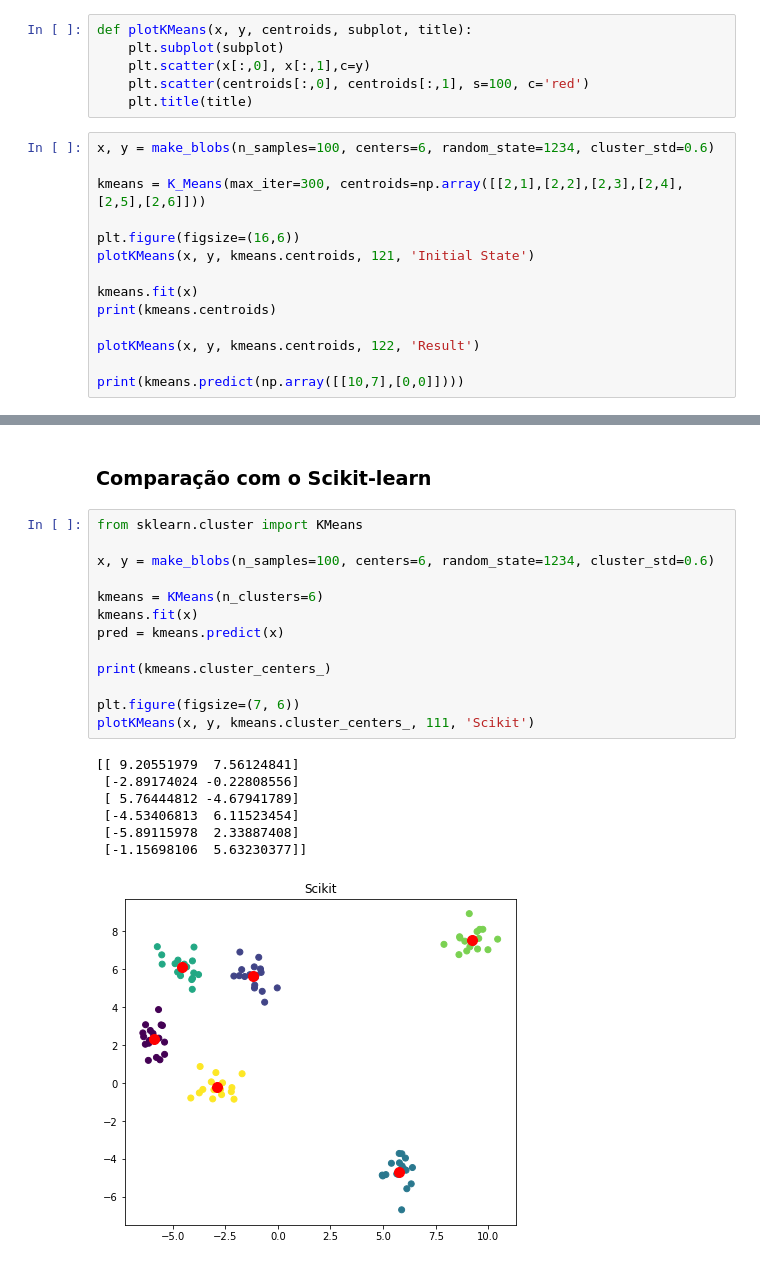
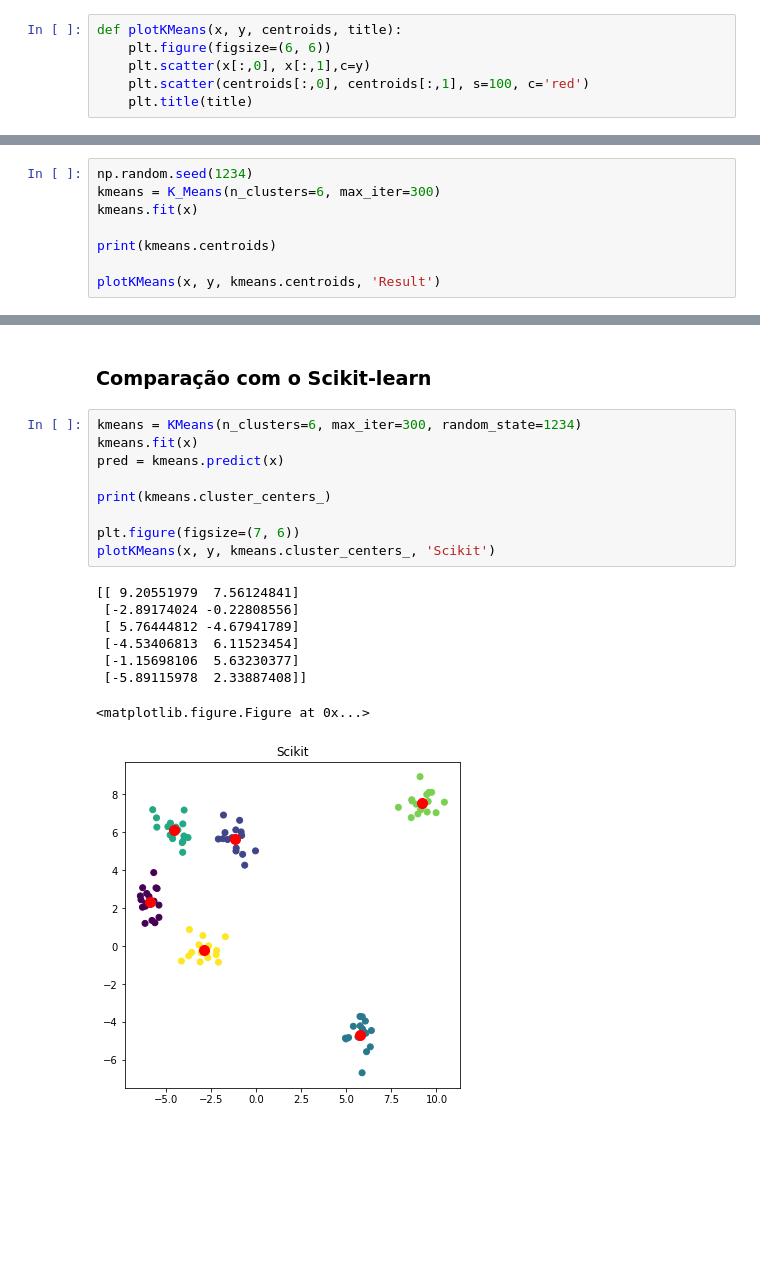
Before and after one commit to arnaldog12/Machine_Learning, a Jupyter notebook: K-Means.ipynb, the cells around one changed output, grey strips where cells are left out. Cells and saved outputs as stored; diff of their text form; blank space fills up the shorter version.

Commit message:
padroniza notebook do k-means

```diff
--- a/K-Means.ipynb
+++ b/K-Means.ipynb
@@ -51,22 +55,8 @@ class K_Means():
 # %% [markdown]
 # 4. Teste
 # %%
-def plotKMeans(x, y, centroids, subplot, title):
-    plt.subplot(subplot)
+def plotKMeans(x, y, centroids, title):
+    plt.figure(figsize=(6, 6))
     plt.scatter(x[:,0], x[:,1],c=y)
     plt.scatter(centroids[:,0], centroids[:,1], s=100, c='red')
     plt.title(title)
-# %%
-x, y = make_blobs(n_samples=100, centers=6, random_state=1234, cluster_std=0.6)
-
-kmeans = K_Means(max_iter=300, centroids=np.array([[2,1],[2,2],[2,3],[2,4],[2,5],[2,6]]))
-
-plt.figure(figsize=(16,6))
-plotKMeans(x, y, kmeans.centroids, 121, 'Initial State')
-
-kmeans.fit(x)
-print(kmeans.centroids)
-
-plotKMeans(x, y, kmeans.centroids, 122, 'Result')
-
-print(kmeans.predict(np.array([[10,7],[0,0]])))
@@ -81,0 +63,8 @@ print(kmeans.predict(np.array([[10,7],[0,0]])))
+# %%
+np.random.seed(1234)
+kmeans = K_Means(n_clusters=6, max_iter=300)
+kmeans.fit(x)
+
+print(kmeans.centroids)
+
+plotKMeans(x, y, kmeans.centroids, 'Result')
@@ -82,23 +79,20 @@ print(kmeans.predict(np.array([[10,7],[0,0]])))
 # %% [markdown]
 ### Comparação com o Scikit-learn
 # %%
-from sklearn.cluster import KMeans
-
-x, y = make_blobs(n_samples=100, centers=6, random_state=1234, cluster_std=0.6)
-
-kmeans = KMeans(n_clusters=6)
+kmeans = KMeans(n_clusters=6, max_iter=300, random_state=1234)
 kmeans.fit(x)
 pred = kmeans.predict(x)
 
 print(kmeans.cluster_centers_)
 
 plt.figure(figsize=(7, 6))
-plotKMeans(x, y, kmeans.cluster_centers_, 111, 'Scikit')
+plotKMeans(x, y, kmeans.cluster_centers_, 'Scikit')
 # %% [output]
 [[ 9.20551979  7.56124841]
  [-2.89174024 -0.22808556]
  [ 5.76444812 -4.67941789]
  [-4.53406813  6.11523454]
- [-5.89115978  2.33887408]
- [-1.15698106  5.63230377]]
+ [-1.15698106  5.63230377]
+ [-5.89115978  2.33887408]]
+<matplotlib.figure.Figure at 0x...>
-[figure, old version]
+[figure, new version]
```
Also changed, not shown: parts of 5 cells of this notebook.
